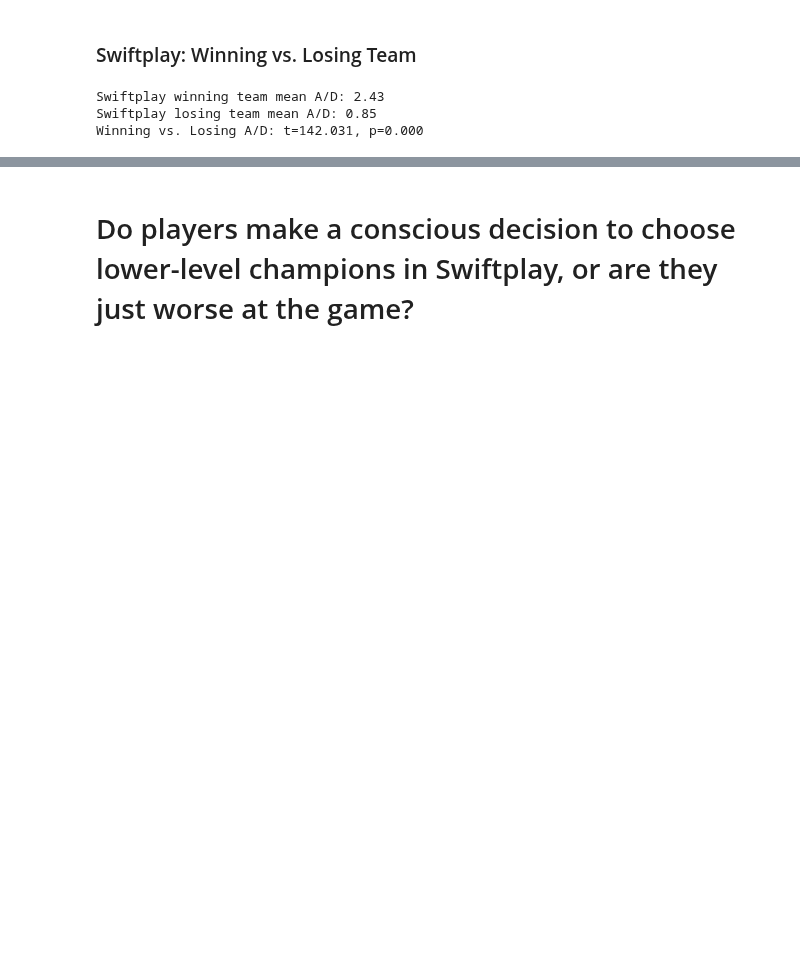
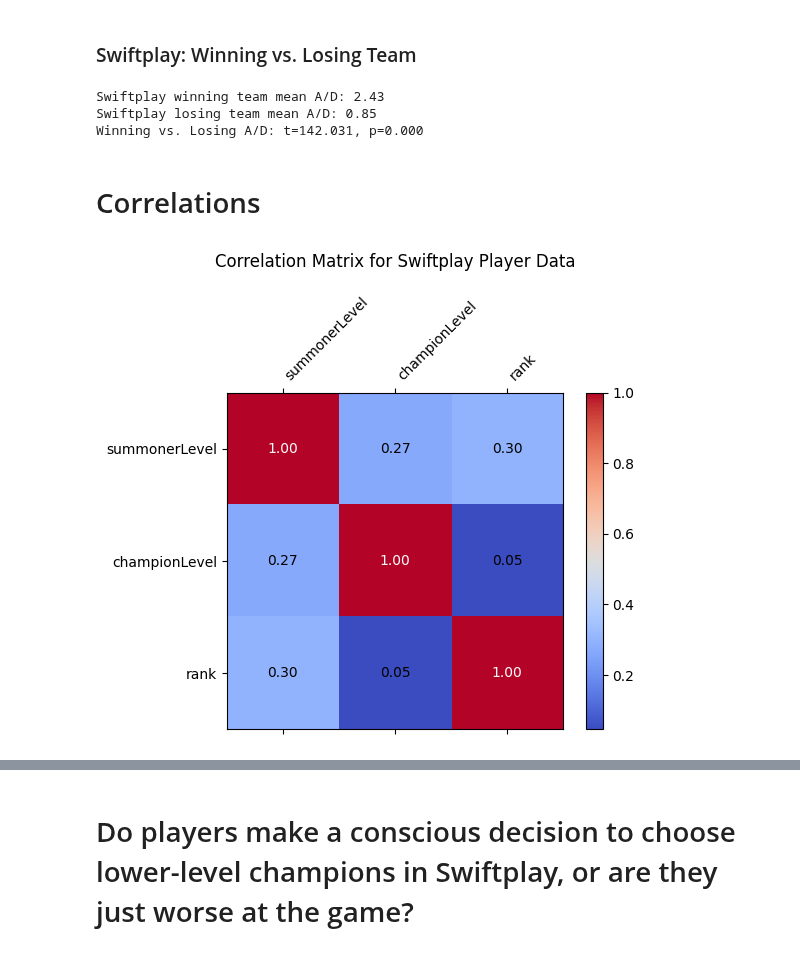
Before and after one commit to mdcUM/swiftplay-analysis, a Jupyter notebook: fairness_and_competitive_balance.ipynb, the cells around one changed output, grey strips where cells are left out. Cells and saved outputs as stored; diff of their text form; code cells hidden in the pictures; blank space fills up the shorter version.

Commit message:
more charts

```diff
--- a/fairness_and_competitive_balance.ipynb
+++ b/fairness_and_competitive_balance.ipynb
@@ -470,3 +471,35 @@ print(f"Winning vs. Losing A/D: t={t_stat_2:.3f}, p={p_value_2:.3f}")
 Swiftplay winning team mean A/D: 2.43
 Swiftplay losing team mean A/D: 0.85
 Winning vs. Losing A/D: t=142.031, p=0.000
+# %% [markdown]
+# Correlations
+# %%
+numeric_ranks = swiftplay_player_match_data["full_rank"].cat.codes.copy()
+
+corr_df = swiftplay_player_match_data[["summonerLevel", "championLevel"]].copy()
+
+corr_df = corr_df.join(numeric_ranks.rename("rank"))
+
+correlation_matrix = corr_df.corr()
+
+# Plot with matplotlib
+fig, ax = plt.subplots(figsize=(6, 5))
+cax = ax.matshow(correlation_matrix, cmap="coolwarm")
+
+# Set axis ticks and labels
+ax.set_xticks(range(len(correlation_matrix.columns)))
+ax.set_yticks(range(len(correlation_matrix.columns)))
+ax.set_xticklabels(correlation_matrix.columns, rotation=45, ha='left')
+ax.set_yticklabels(correlation_matrix.columns)
+
+# Add correlation values to the cells
+for (i, j), val in np.ndenumerate(correlation_matrix.values):
+    ax.text(j, i, f"{val:.2f}", ha='center', va='center', color='white' if abs(val) > 0.5 else 'black')
+
+# Add colorbar
+fig.colorbar(cax)
+plt.title("Correlation Matrix for Swiftplay Player Data", pad=20)
+plt.tight_layout()
+plt.show()
+# %% [output]
+[figure, added]
```
Also changed, not shown: parts of 4 cells of this notebook.
